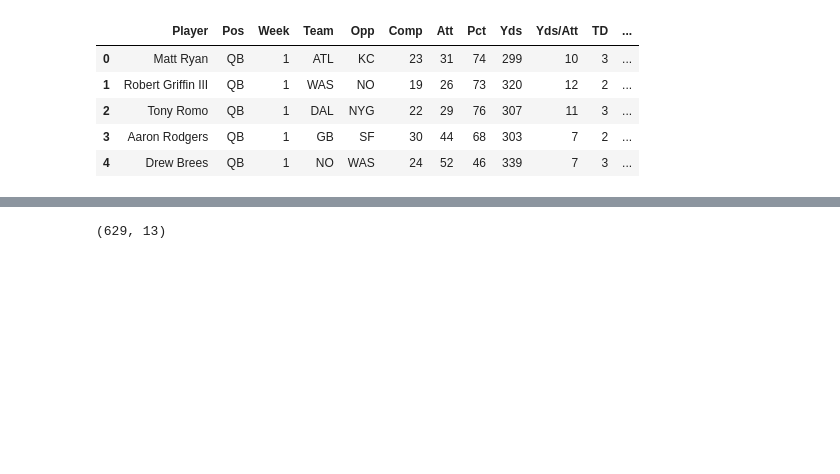
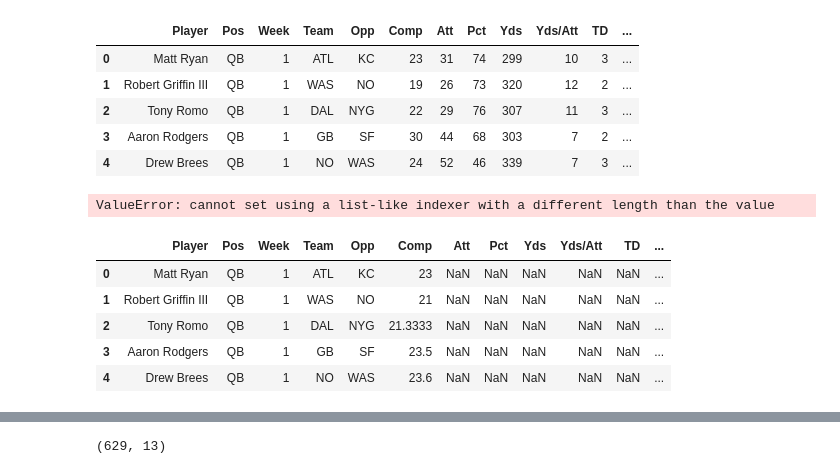
Before and after one commit to rdwyere873/draftkings, a Jupyter notebook: training_dataframes/qb_career_training_df.ipynb, the cells around one changed output, grey strips where cells are left out. Saved outputs shown, nothing was run; the diff lists cells and outputs as text; code cells hidden in the pictures; blank space fills up the shorter version.

```diff
--- a/training_dataframes/qb_career_training_df.ipynb
+++ b/training_dataframes/qb_career_training_df.ipynb
@@ -35,3 +51,41 @@ raw_qb_2012 = raw_qb_2012.rename(columns={'Att.1':'rush_att',
                        'Yds.1':'rush_yds',
                        'Yds/Att.1':'rush_yd/att',
                        'TD.1':'rush_td'})
+# %%
+# Define a dataframe to contain the career averages for all 2012 QBs
+def create_career_dataframe(df):
+    columns = []
+    for col in df.columns:
+        columns.append('{}'.format(col))
+    new_df = pd.DataFrame(columns=columns, index =df.index)
+    return new_df
+# %%
+qb_career_2012 = create_career_dataframe(raw_qb_2012)
+# %%
+for idx, val in enumerate(raw_qb_2012['Player']):
+    qb_career_2012['Player'][idx] = val
+for idx, val in enumerate(raw_qb_2012['Pos']):
+    qb_career_2012['Pos'][idx] = val
+
+for idx, val in enumerate(raw_qb_2012['Week']):
+    qb_career_2012['Week'][idx] = val
+for idx, val in enumerate(raw_qb_2012['Team']):
+    qb_career_2012['Team'][idx] = val
+for idx, val in enumerate(raw_qb_2012['Opp']):
+    qb_career_2012['Opp'][idx] = val
+# %%
+avg = []
+for idx, val in enumerate(raw_qb_2012['Comp']):
+    avg.append(val)
+    qb_career_2012['Comp'][idx] = avg
+# %% [output]
+ValueError: cannot set using a list-like indexer with a different length than the value
+# %%
+qb_career_2012.head()
+# %% [output]
+|  | Player | Pos | Week | Team | Opp | Comp | Att | Pct | Yds | Yds/Att | TD | ... |
+| 0 | Matt Ryan | QB | 1 | ATL | KC | 23 | NaN | NaN | NaN | NaN | NaN | ... |
+| 1 | Robert Griffin III | QB | 1 | WAS | NO | 21 | NaN | NaN | NaN | NaN | NaN | ... |
+| 2 | Tony Romo | QB | 1 | DAL | NYG | 21.3333 | NaN | NaN | NaN | NaN | NaN | ... |
+| 3 | Aaron Rodgers | QB | 1 | GB | SF | 23.5 | NaN | NaN | NaN | NaN | NaN | ... |
+| 4 | Drew Brees | QB | 1 | NO | WAS | 23.6 | NaN | NaN | NaN | NaN | NaN | ... |
```
Also changed, not shown: parts of 34 cells of this notebook.
